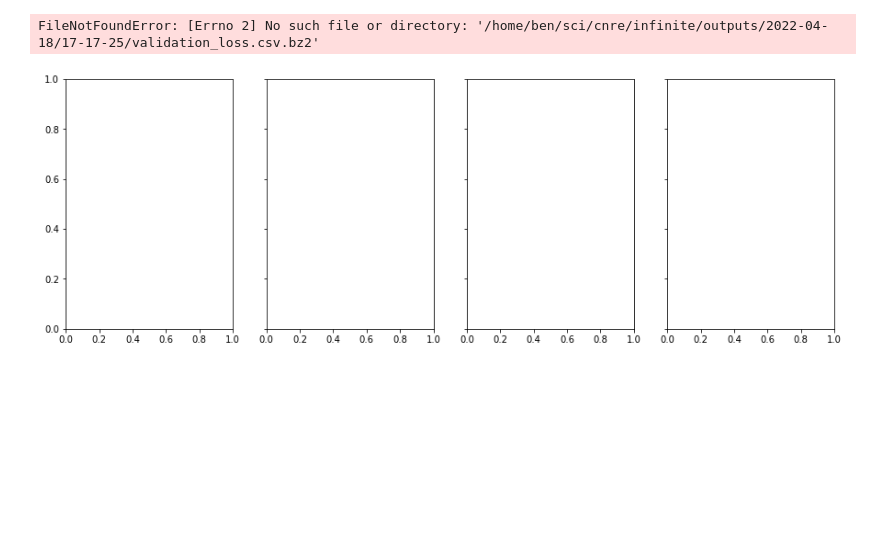
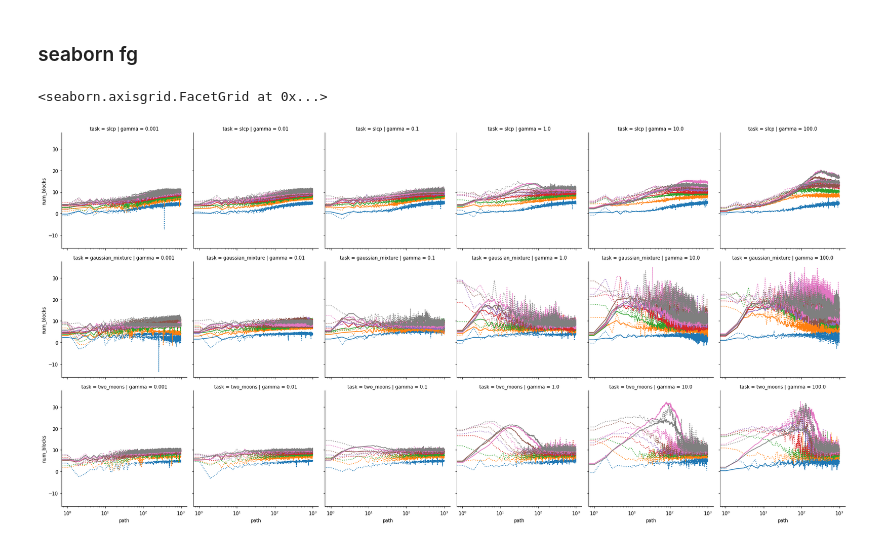
Before and after one commit to bkmi/cnre, a Jupyter notebook: infinite/01 validation loss.ipynb, the cells around one changed output. Cells and saved outputs as stored; diff of their text form; code cells hidden in the pictures; blank space fills up the shorter version.

```diff
--- a/infinite/01 validation loss.ipynb
+++ b/infinite/01 validation loss.ipynb
@@ -15,4 +16,5 @@ from pathlib import Path
 from sbibm.utils.io import get_tensor_from_csv
 # %%
 root = Path("/home/ben/sci/cnre/infinite/")
-glob(str(root / "joint/*/*/validation_loss.csv.bz2"))
+len(glob(str(root / "joint/*/*/validation_loss.csv")))
+nre_gamma_default = float("Inf")
@@ -23,11 +27,12 @@ glob(str(root / "joint/*/*/validation_loss.csv.bz2"))
 # %%
 files = [
-    "metrics-3layer-reuse-false.csv",
-    "metrics-2layer-reuse-false.csv",
+    "metrics-joint.csv",
 ]
 df = pd.concat([pd.read_csv(file, index_col=0) for file in files], ignore_index=True)
+df["gamma"] = df["gamma"].fillna(nre_gamma_default)
 print(len(df))
 print(df["algorithm"].unique())
 print(df["task"].unique())
-print(df["num_atoms"].unique())
+print(df["num_contrastive_parameters"].unique())
+print(df["gamma"].unique())
 # %% [output]
@@ -108,10 +44,32 @@ filename = "validation_loss.csv.bz2"
-# %%
-fig, axes = plt.subplots(ncols=len(experiment_folders), sharey="row", figsize=(15,5))
-for ax, (name, experiment_folder) in zip(axes.flatten(), experiment_folders.items()):
-    validation_loss = get_tensor_from_csv(experiment_folder / filename)
-    ax.semilogy(validation_loss)
-    # ax.loglog(validation_loss)
-    ax.set_title(name)
-# %% [output]
-FileNotFoundError: [Errno 2] No such file or directory: '/home/ben/sci/cnre/infinite/outputs/2022-04-18/17-17-25/validation_loss.csv.bz2'
-[figure, removed]
+# %% [markdown]
+### seaborn fg
+# %%
+linestyles = {2: "solid", 3: "dotted"}
+
+def plot_avg_log_ratios(path: pd.Series, num_blocks: pd.Series, **kwargs):
+    ax = plt.gca()
+    for index in path.index:
+        ax.plot(get_tensor_from_csv(Path(path[index]) / "avg_log_ratios.csv"), linestyle=linestyles[num_blocks[index]], **kwargs)
+    ax.set_xscale("log")
+    # ax.set_yscale("log")
+
+def plot_validation_loss(path: pd.Series, num_blocks: pd.Series, **kwargs):
+    ax = plt.gca()
+    for index in path.index:
+        ax.plot(get_tensor_from_csv(Path(path[index]) / "validation_loss.csv"), linestyle=linestyles[num_blocks[index]], **kwargs)
+    ax.set_xscale("log")
+    # ax.set_yscale("log")
+# %%
+df_cnre = df[df["algorithm"] == "CNRE"]
+g = sns.FacetGrid(
+    df_cnre,
+    # x="path",  #to look up series
+    hue="num_contrastive_parameters",
+    row="task",
+    col="gamma",
+    height=4,
+)
+g.map(plot_avg_log_ratios, "path", "num_blocks")
+# %% [output]
+<seaborn.axisgrid.FacetGrid at 0x...>
+[figure, added]
```
Also changed, not shown: parts of 19 cells of this notebook, 2 other files.
